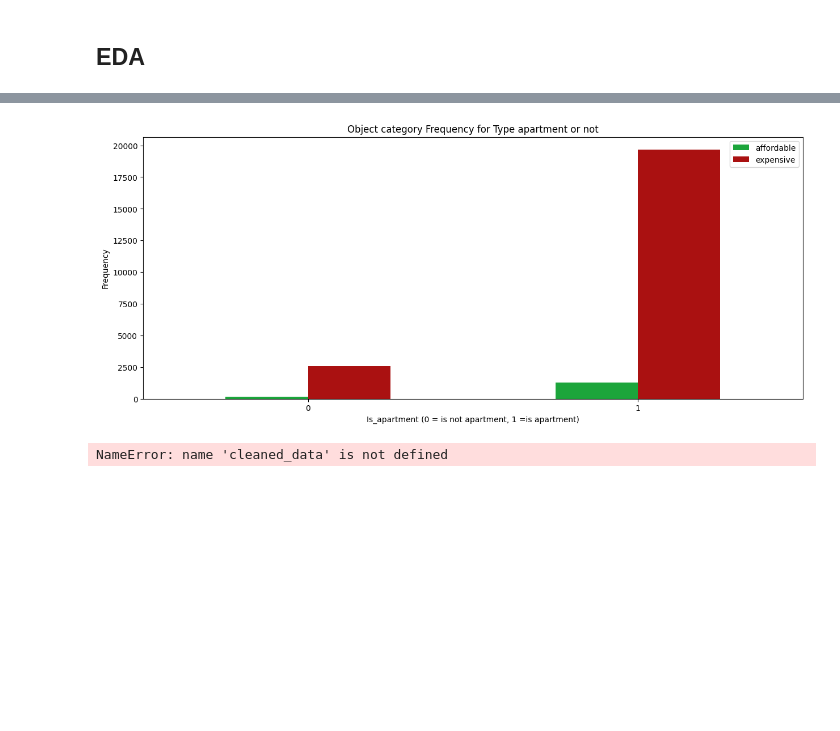
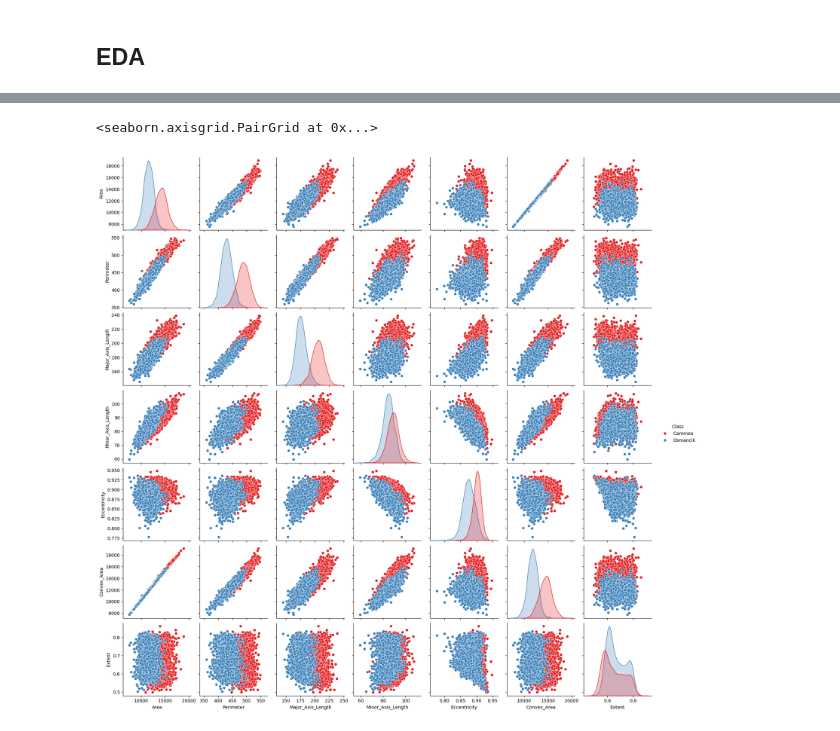
Before and after one commit to sabahoth01/Machine-learning-tasks, a Jupyter notebook: task3.ipynb, the cells around one changed output, grey strips where cells are left out. Saved outputs shown, nothing was run; the diff lists cells and outputs as text; code cells hidden in the pictures; blank space fills up the shorter version.

```diff
--- a/task3.ipynb
+++ b/task3.ipynb
@@ -601,15 +579,5 @@ sns.countplot(x="target", data=cleaned_data)
-# %%
-pd.crosstab(cleaned_data.is_apartment,cleaned_data.target).plot(kind="bar", figsize=(15, 6), color=['#1CA53B', '#AA1111' ])
-plt.title('Object category Frequency for Type apartment or not')
-plt.xlabel('Is_apartment (0 = is not apartment, 1 =is apartment)')
-plt.xticks(rotation=0)
-plt.legend(["affordable", "expensive"])
-plt.ylabel('Frequency')
-plt.show()
-# %% [output]
-[figure, removed]
-# %%
-cleaned_data['target']=cleaned_data['target'].map({'affordable':0,'expensive':1})
-cleaned_data.head()
-# %% [output]
-NameError: name 'cleaned_data' is not defined
+# %%
+sns.pairplot(data, hue='Class', palette="Set1")
+# %% [output]
+<seaborn.axisgrid.PairGrid at 0x...>
+[figure, added]
```
Also changed, not shown: parts of 42 cells of this notebook.
